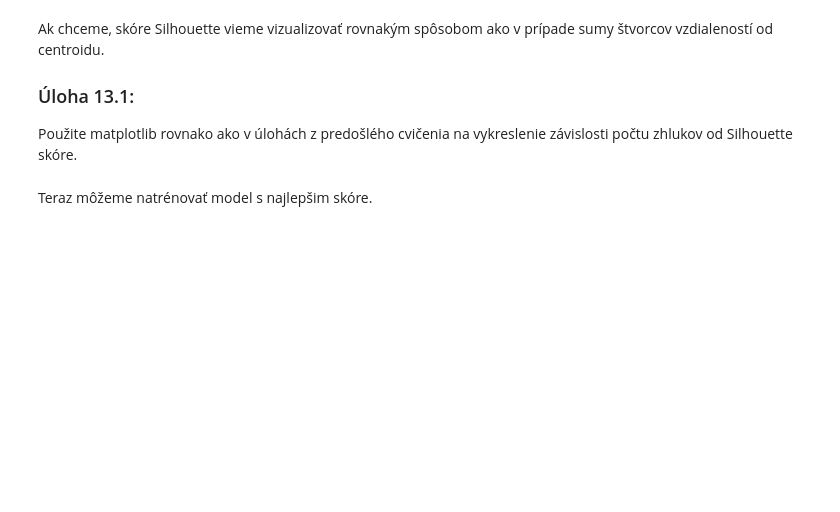
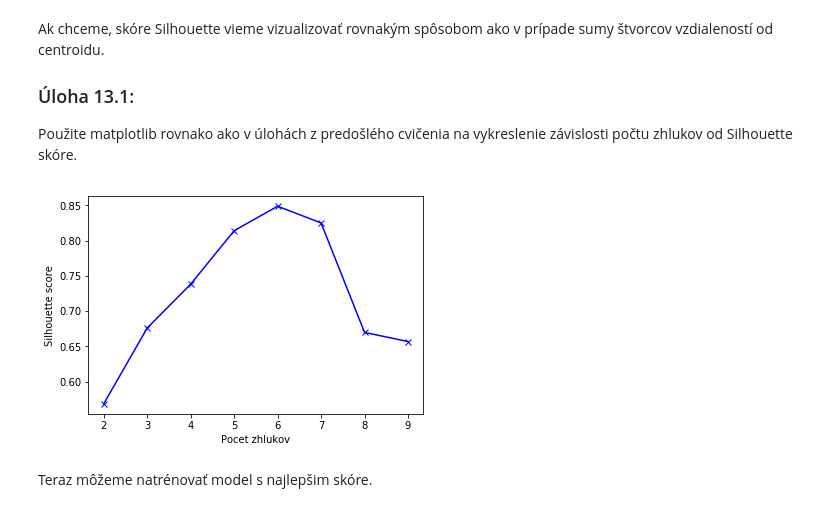
Before and after one commit to sarny/WDA-Kosice, a Jupyter notebook: 14/notebooks/clustering.ipynb, the cells around one changed output. Saved outputs shown, nothing was run; the diff lists cells and outputs as text; code cells hidden in the pictures; blank space fills up the shorter version.

```diff
--- a/14/notebooks/clustering.ipynb
+++ b/14/notebooks/clustering.ipynb
@@ -78,3 +92,12 @@ Použite matplotlib rovnako ako v úlohách z predošlého cvičenia na vykresle
+# %%
+# YOUR CODE HERE
+
+plt.plot(K, results, 'bx-')
+plt.xlabel("Pocet zhlukov")
+plt.ylabel("Silhouette score")
+plt.show()
+# %% [output]
+[figure, added]
 # %% [markdown]
 Teraz môžeme natrénovať model s najlepšim skóre.
 # %%
```
Also changed, not shown: parts of 14 cells of this notebook, 7 other files.
